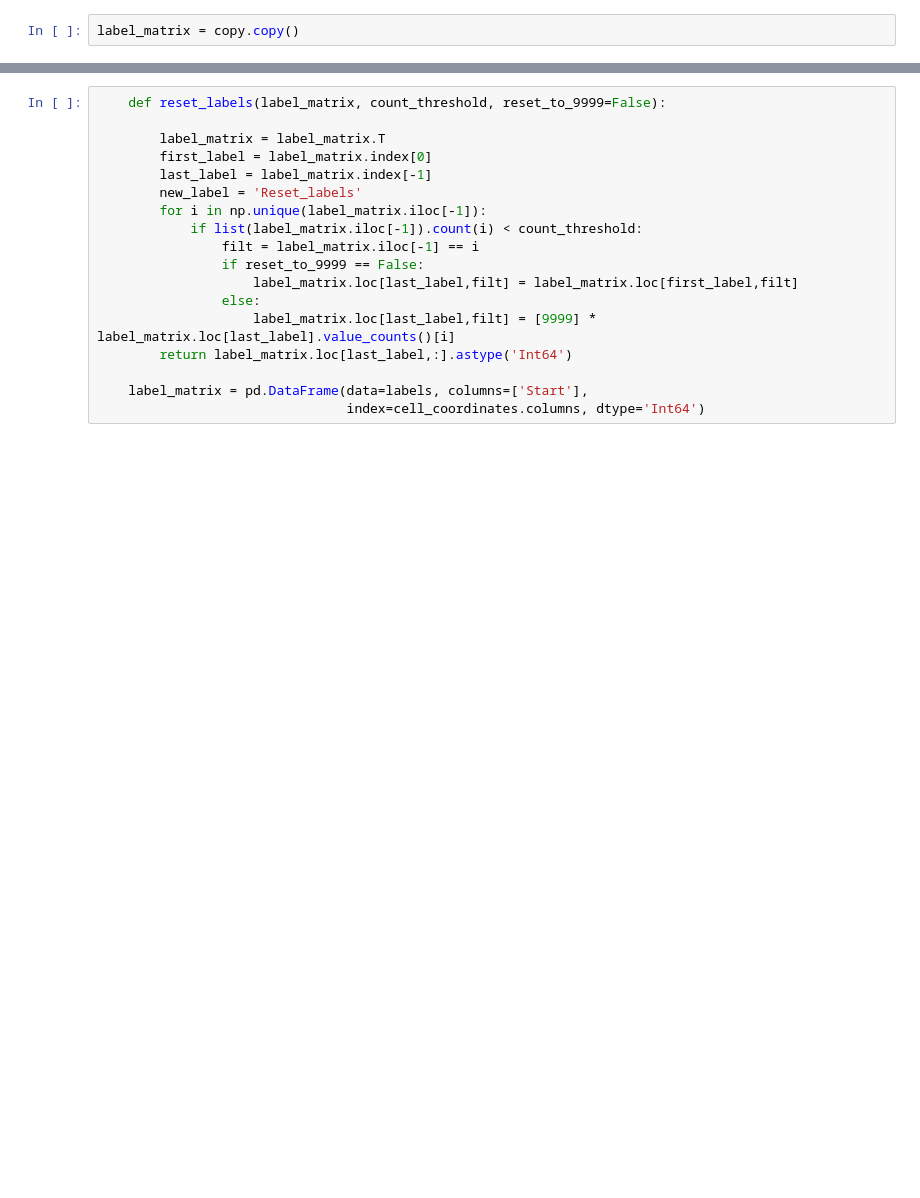
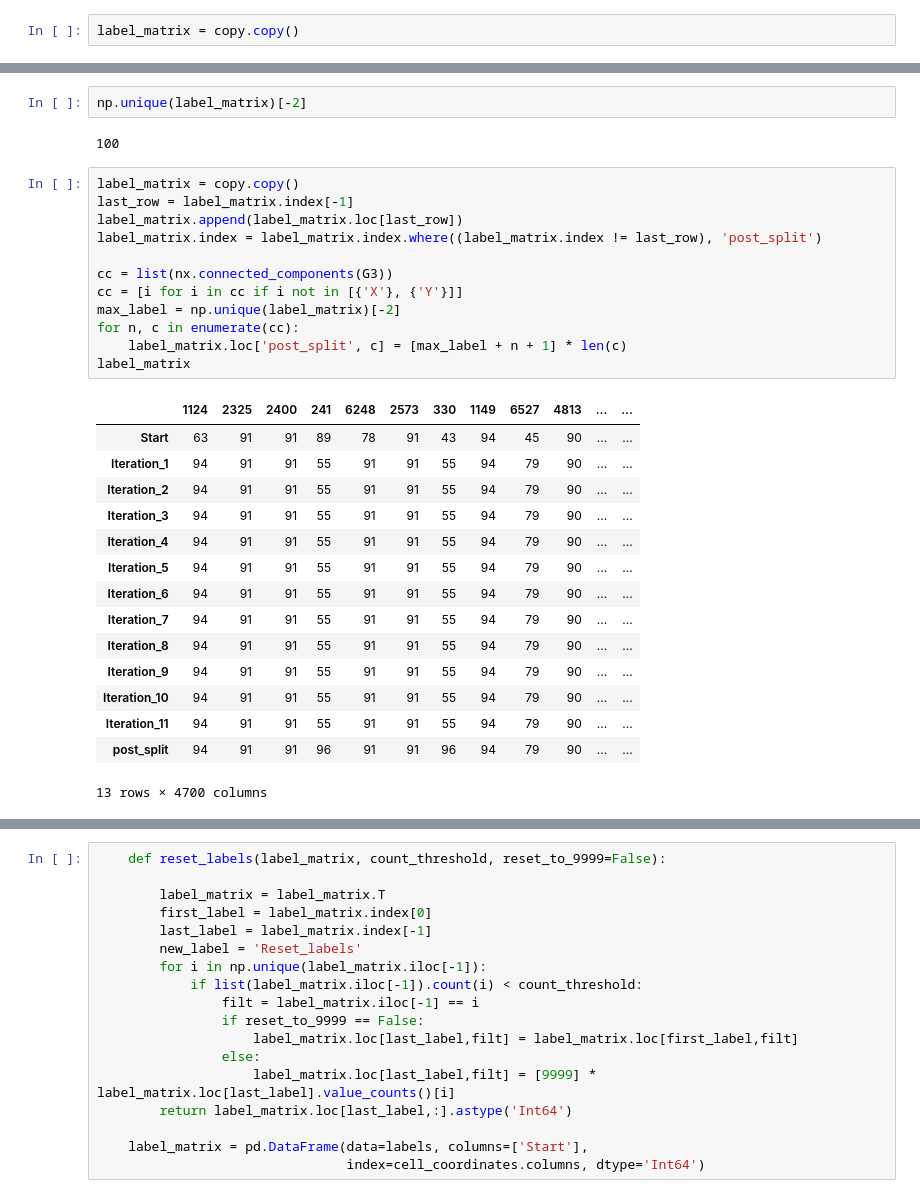
Before and after one commit to linnarsson-lab/FISHscale, a Jupyter notebook: Neigbours_area_classification.ipynb, the cells around one changed output, grey strips where cells are left out. Drawn from its saved outputs; the diff is of its cells as text; blank space fills up the shorter version.

```diff
--- a/Neigbours_area_classification.ipynb
+++ b/Neigbours_area_classification.ipynb
@@ -502,0 +580,32 @@ for i in nx.connected_components(G3):
+# %%
+np.unique(label_matrix)[-2]
+# %% [output]
+100
+# %%
+label_matrix = copy.copy()
+last_row = label_matrix.index[-1]
+label_matrix.append(label_matrix.loc[last_row])
+label_matrix.index = label_matrix.index.where((label_matrix.index != last_row), 'post_split')
+
+cc = list(nx.connected_components(G3))
+cc = [i for i in cc if i not in [{'X'}, {'Y'}]]
+max_label = np.unique(label_matrix)[-2]
+for n, c in enumerate(cc):
+    label_matrix.loc['post_split', c] = [max_label + n + 1] * len(c)
+label_matrix
+# %% [output]
+|  | 1124 | 2325 | 2400 | 241 | 6248 | 2573 | 330 | 1149 | 6527 | 4813 | ... | ... |
+| Start | 63 | 91 | 91 | 89 | 78 | 91 | 43 | 94 | 45 | 90 | ... | ... |
+| Iteration_1 | 94 | 91 | 91 | 55 | 91 | 91 | 55 | 94 | 79 | 90 | ... | ... |
+| Iteration_2 | 94 | 91 | 91 | 55 | 91 | 91 | 55 | 94 | 79 | 90 | ... | ... |
+| Iteration_3 | 94 | 91 | 91 | 55 | 91 | 91 | 55 | 94 | 79 | 90 | ... | ... |
+| Iteration_4 | 94 | 91 | 91 | 55 | 91 | 91 | 55 | 94 | 79 | 90 | ... | ... |
+| Iteration_5 | 94 | 91 | 91 | 55 | 91 | 91 | 55 | 94 | 79 | 90 | ... | ... |
+| Iteration_6 | 94 | 91 | 91 | 55 | 91 | 91 | 55 | 94 | 79 | 90 | ... | ... |
+| Iteration_7 | 94 | 91 | 91 | 55 | 91 | 91 | 55 | 94 | 79 | 90 | ... | ... |
+| Iteration_8 | 94 | 91 | 91 | 55 | 91 | 91 | 55 | 94 | 79 | 90 | ... | ... |
+| Iteration_9 | 94 | 91 | 91 | 55 | 91 | 91 | 55 | 94 | 79 | 90 | ... | ... |
+| Iteration_10 | 94 | 91 | 91 | 55 | 91 | 91 | 55 | 94 | 79 | 90 | ... | ... |
+| Iteration_11 | 94 | 91 | 91 | 55 | 91 | 91 | 55 | 94 | 79 | 90 | ... | ... |
+| post_split | 94 | 91 | 91 | 96 | 91 | 91 | 96 | 94 | 79 | 90 | ... | ... |
+13 rows × 4700 columns
```
Also changed, not shown: parts of 11 cells of this notebook.
